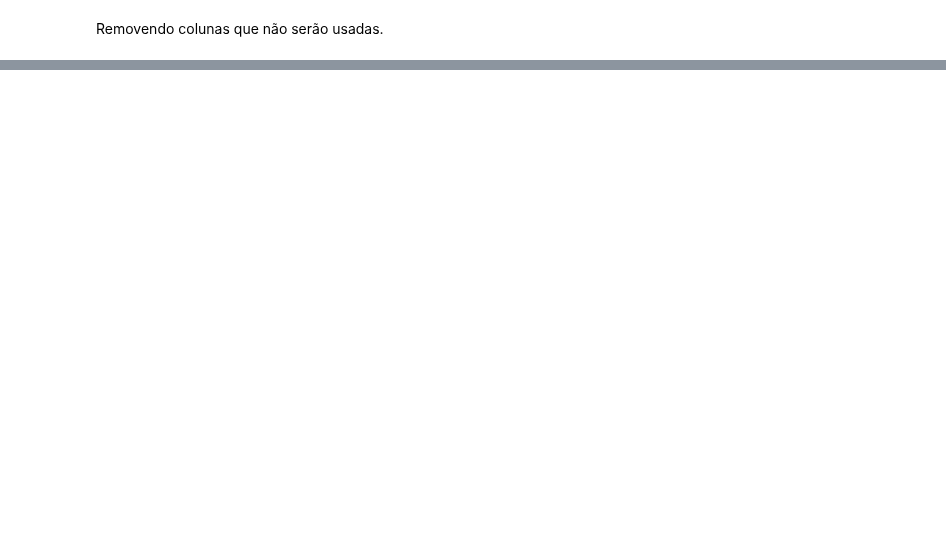
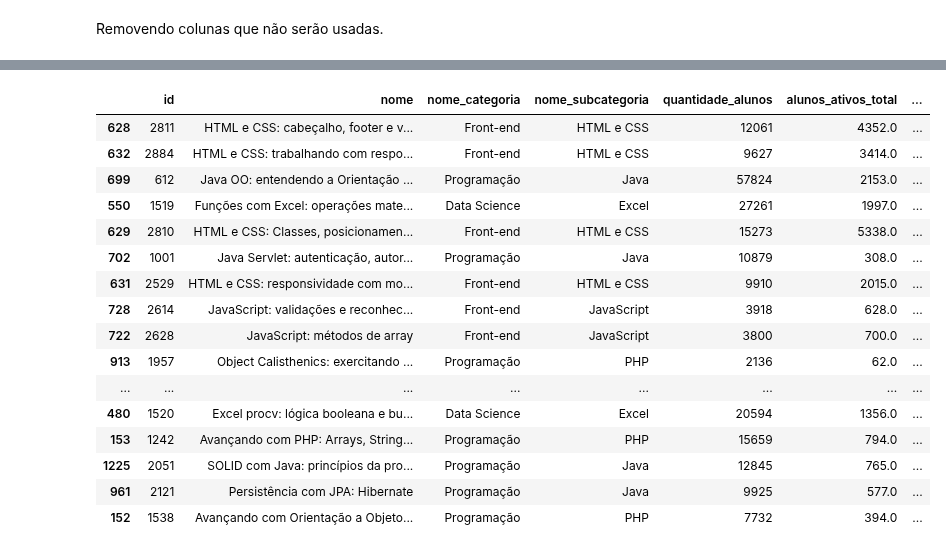
Before and after one commit to vitorcapdeville/alura-data-science, a Jupyter notebook: Semana_9_Pandas.ipynb, the cells around one changed output, grey strips where cells are left out. Saved outputs shown, nothing was run; the diff lists cells and outputs as text; code cells hidden in the pictures; blank space fills up the shorter version.

```diff
--- a/Semana_9_Pandas.ipynb
+++ b/Semana_9_Pandas.ipynb
@@ -198,0 +209,27 @@ cursos_pd.value_counts(
+# %%
+cursos_pd_melhores_notas = (
+    cursos_pd.query("nota_disponivel")
+    .query("popularidade.isin(['Popular', 'Muito Popular'])")
+    .query("quantidade_avaliacoes > 0.6 * quantidade_alunos")
+    .sort_values(["nota", "quantidade_alunos"], ascending=False)
+)
+# %%
+cursos_pd_melhores_notas
+# %% [output]
+|  | id | nome | nome_categoria | nome_subcategoria | quantidade_alunos | alunos_ativos_total | ... |
+| 628 | 2811 | HTML e CSS: cabeçalho, footer e v... | Front-end | HTML e CSS | 12061 | 4352.0 | ... |
+| 632 | 2884 | HTML e CSS: trabalhando com respo... | Front-end | HTML e CSS | 9627 | 3414.0 | ... |
+| 699 | 612 | Java OO: entendendo a Orientação ... | Programação | Java | 57824 | 2153.0 | ... |
+| 550 | 1519 | Funções com Excel: operações mate... | Data Science | Excel | 27261 | 1997.0 | ... |
+| 629 | 2810 | HTML e CSS: Classes, posicionamen... | Front-end | HTML e CSS | 15273 | 5338.0 | ... |
+| 702 | 1001 | Java Servlet: autenticação, autor... | Programação | Java | 10879 | 308.0 | ... |
+| 631 | 2529 | HTML e CSS: responsividade com mo... | Front-end | HTML e CSS | 9910 | 2015.0 | ... |
+| 728 | 2614 | JavaScript: validações e reconhec... | Front-end | JavaScript | 3918 | 628.0 | ... |
+| 722 | 2628 | JavaScript: métodos de array | Front-end | JavaScript | 3800 | 700.0 | ... |
+| 913 | 1957 | Object Calisthenics: exercitando ... | Programação | PHP | 2136 | 62.0 | ... |
+| ... | ... | ... | ... | ... | ... | ... | ... |
+| 480 | 1520 | Excel procv: lógica booleana e bu... | Data Science | Excel | 20594 | 1356.0 | ... |
+| 153 | 1242 | Avançando com PHP: Arrays, String... | Programação | PHP | 15659 | 794.0 | ... |
+| 1225 | 2051 | SOLID com Java: princípios da pro... | Programação | Java | 12845 | 765.0 | ... |
+| 961 | 2121 | Persistência com JPA: Hibernate | Programação | Java | 9925 | 577.0 | ... |
+| 152 | 1538 | Avançando com Orientação a Objeto... | Programação | PHP | 7732 | 394.0 | ... |
```
Also changed, not shown: parts of 7 cells of this notebook, 2 other files.
